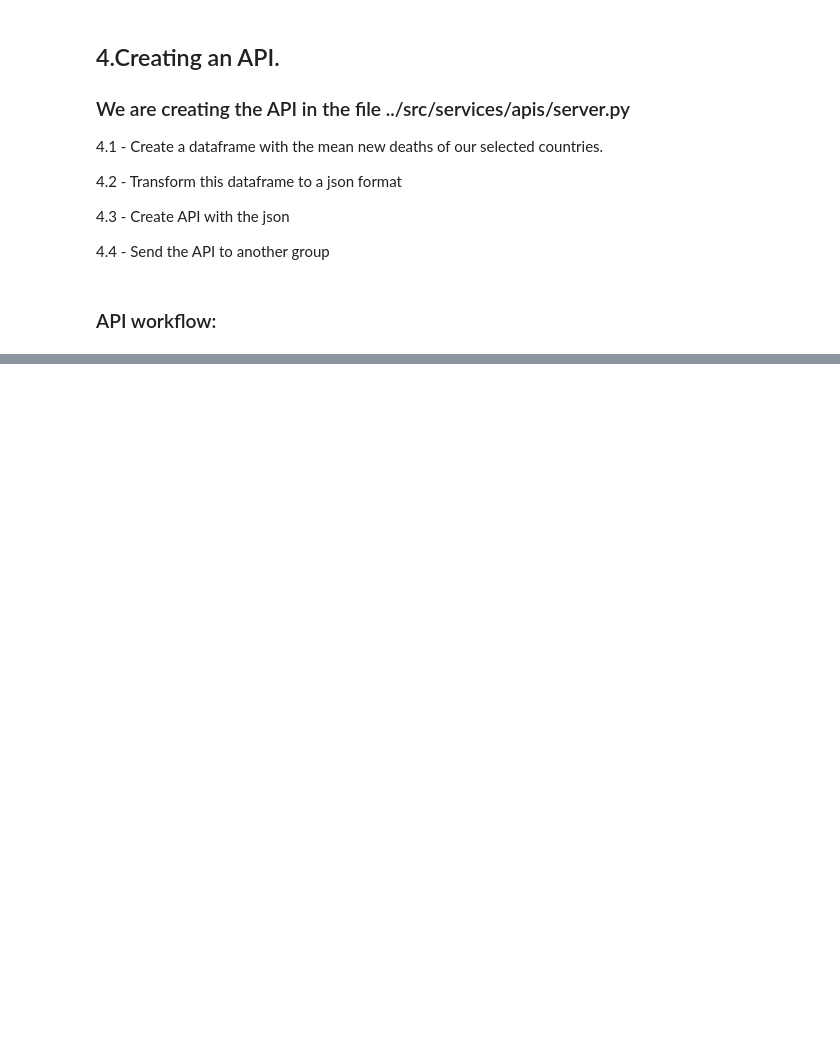
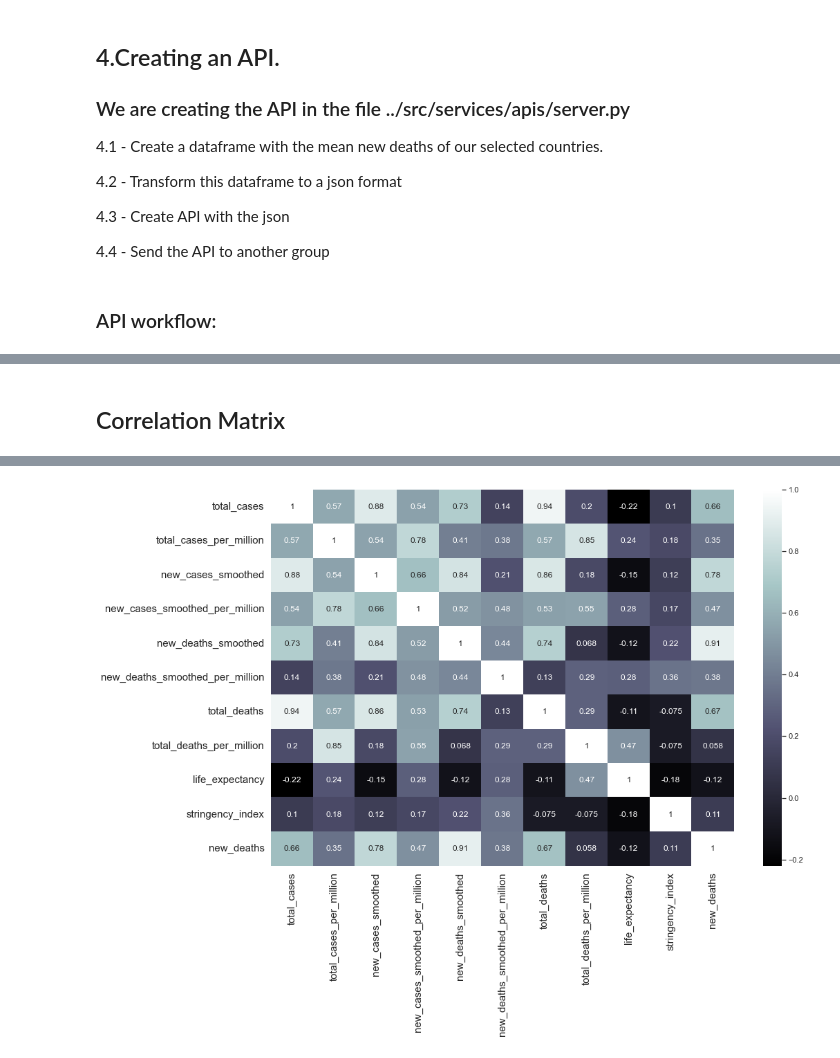
Before and after one commit to KapilDM/Coronavirus_Project, a Jupyter notebook: Coronavirus_Bgroup/src/main.ipynb, the cells around one changed output, grey strips where cells are left out. Saved outputs shown, nothing was run; the diff lists cells and outputs as text; code cells hidden in the pictures; blank space fills up the shorter version.

```diff
--- a/Coronavirus_Bgroup/src/main.ipynb
+++ b/Coronavirus_Bgroup/src/main.ipynb
@@ -142,0 +260,16 @@ memory usage: 220.8+ KB
+# %% [markdown]
+## Correlation Matrix
+# %%
+# Creating the graph
+plt.figure(figsize=(15,10))
+correlation_covid = data_final.corr()
+heatmap_covid = sns.heatmap(correlation_covid, cmap="bone",annot=True)
+fig_corr_covid = heatmap_covid.get_figure()
+
+# Labels
+plt.yticks(va="center", rotation = 0, fontsize=15)
+plt.xticks(fontsize=15)
+
+# Showing the chart
+correlation_covid
+# %% [output]
@@ -142,0 +288 @@ memory usage: 220.8+ KB
+[figure, added]
```
Also changed, not shown: parts of 15 cells of this notebook, 5 other files.
